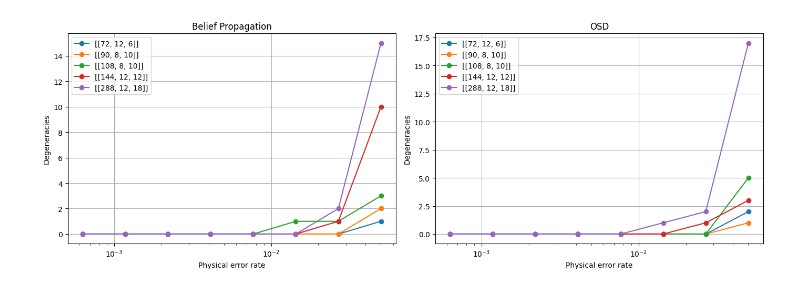
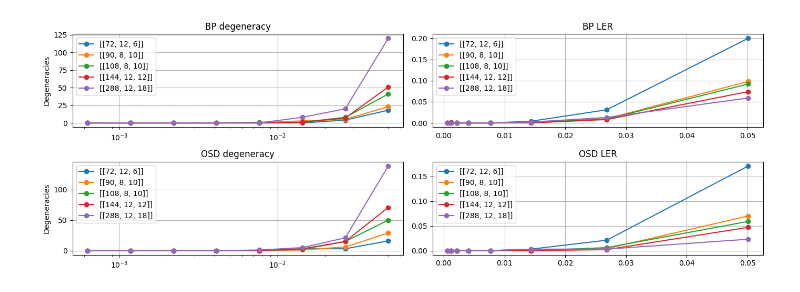
Before and after one commit to michelebanfi/qLDPC, a Jupyter notebook: notebooks/degeneracyCount.ipynb, the cells around one changed output. Saved outputs shown, nothing was run; the diff lists cells and outputs as text; code cells hidden in the pictures.

```diff
--- a/notebooks/degeneracyCount.ipynb
+++ b/notebooks/degeneracyCount.ipynb
@@ -17,7 +17,7 @@ codes = [
     "[[288, 12, 18]]",
 ]
 
-trials = 100
+trials = 1000
 physicalErrorRates = np.logspace(-3.2, -1.3, 8)
 results_BP = {}
 # %%
@@ -190,9 +198,17 @@ for code in tqdm.tqdm(codes):
     results_OSD[name]['incorrectable'] = incorrectable_rates
     results_OSD[name]['degeneracies'] = degeneracies
 # %%
+fig, axes = plt.subplots(1, 2, figsize=(14, 5))
+
 for name in results_OSD:
-    plt.plot(physicalErrorRates, results_OSD[name]['degeneracies'], label=name, marker='o')
-    plt.grid(True)
-    plt.legend()
-plt.show()
+    axes[0].plot(physicalErrorRates, results_OSD[name]['degeneracies'], label=name, marker='o')
+    axes[0].grid(True)
+    axes[0].legend()
+    axes[0].set_title('Degeneracies')
+
+for name in results_OSD:
+    axes[1].plot(physicalErrorRates, results_OSD[name]['ler'], label=name, marker='o')
+    axes[1].grid(True)
+    axes[1].legend()
+    axes[1].set_title('Logical errors')
 # %% [output]
@@ -200,27 +216,39 @@ plt.show()
 # %%
-fig, axes = plt.subplots(1, 2, figsize=(14, 5))
+fig, axes = plt.subplots(2, 2, figsize=(14, 5))
 
 # Left plot: BP results
 for name in results_BP:
-    axes[0].plot(physicalErrorRates, results_BP[name]['degeneracies'], label=name, marker='o')
-axes[0].grid(True)
-axes[0].legend()
-axes[0].set_xlabel('Physical error rate')
-axes[0].set_xscale('log')
-axes[0].set_ylabel('Degeneracies')
-axes[0].set_title('Belief Propagation')
+    axes[0][0].plot(physicalErrorRates, results_BP[name]['degeneracies'], label=name, marker='o')
+axes[0][0].grid(True)
+axes[0][0].legend()
+# axes[0][0].set_xlabel('Physical error rate')
+axes[0][0].set_xscale('log')
+axes[0][0].set_ylabel('Degeneracies')
+axes[0][0].set_title('BP degeneracy')
 
 # Right plot: OSD results
 for name in results_OSD:
-    axes[1].plot(physicalErrorRates, results_OSD[name]['degeneracies'], label=name, marker='o')
-axes[1].grid(True)
-axes[1].legend()
-axes[1].set_xlabel('Physical error rate')
-axes[1].set_xscale('log')
-axes[1].set_ylabel('Degeneracies')
-axes[1].set_title('OSD')
+    axes[1][0].plot(physicalErrorRates, results_OSD[name]['degeneracies'], label=name, marker='o')
+axes[1][0].grid(True)
+axes[1][0].legend()
+# axes[1][0].set_xlabel('Physical error rate')
+axes[1][0].set_xscale('log')
+axes[1][0].set_ylabel('Degeneracies')
+axes[1][0].set_title('OSD degeneracy')
+
+for name in results_BP:
+    axes[0][1].plot(physicalErrorRates, results_BP[name]["ler"], label=name, marker="o")
+axes[0][1].grid(True)
+axes[0][1].set_title("BP LER")
+axes[0][1].legend()
+
+for name in results_OSD:
+    axes[1][1].plot(physicalErrorRates, results_OSD[name]['ler'], label=name, marker="o")
+axes[1][1].grid(True)
+axes[1][1].set_title("OSD LER")
+axes[1][1].legend()
 
 plt.tight_layout()
 plt.show()
 # %% [output]
-[figure, old version]
+[figure, new version]
```
Also changed, not shown: parts of 5 cells of this notebook, 2 other files.
